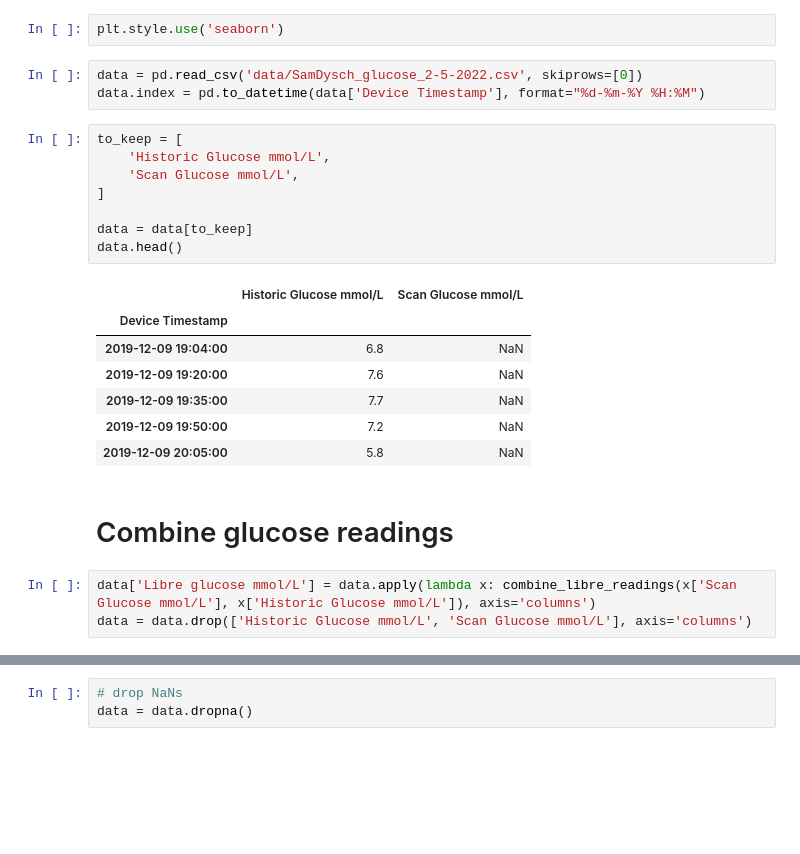
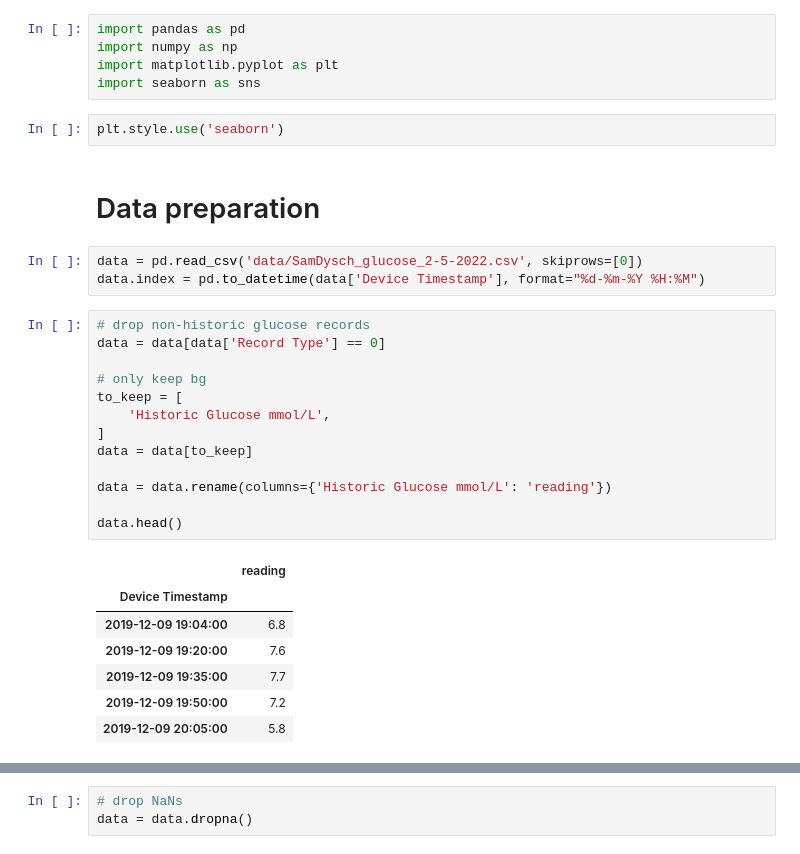
Before and after one commit to sdysch/diabetes-ml, a Jupyter notebook: hypo_prediction.ipynb, the cells around one changed output, grey strips where cells are left out. Drawn from its saved outputs; the diff is of its cells as text; blank space fills up the shorter version.

```diff
--- a/hypo_prediction.ipynb
+++ b/hypo_prediction.ipynb
@@ -8,26 +9,33 @@ from util.data_prep import get_combined_libre_pump_data, combine_libre_readings
+# %%
+import pandas as pd
+import numpy as np
+import matplotlib.pyplot as plt
+import seaborn as sns
 # %%
 plt.style.use('seaborn')
+# %% [markdown]
+# Data preparation
 # %%
 data = pd.read_csv('data/SamDysch_glucose_2-5-2022.csv', skiprows=[0])
 data.index = pd.to_datetime(data['Device Timestamp'], format="%d-%m-%Y %H:%M")
 # %%
+# drop non-historic glucose records
+data = data[data['Record Type'] == 0]
+
+# only keep bg
 to_keep = [
     'Historic Glucose mmol/L',
-    'Scan Glucose mmol/L',
 ]
+data = data[to_keep]
 
-data = data[to_keep]
+data = data.rename(columns={'Historic Glucose mmol/L': 'reading'})
+
 data.head()
 # %% [output]
-|  | Historic Glucose mmol/L | Scan Glucose mmol/L |
-| Device Timestamp |  |  |
-| 2019-12-09 19:04:00 | 6.8 | NaN |
-| 2019-12-09 19:20:00 | 7.6 | NaN |
-| 2019-12-09 19:35:00 | 7.7 | NaN |
-| 2019-12-09 19:50:00 | 7.2 | NaN |
-| 2019-12-09 20:05:00 | 5.8 | NaN |
+|  | reading |
+| Device Timestamp |  |
+| 2019-12-09 19:04:00 | 6.8 |
+| 2019-12-09 19:20:00 | 7.6 |
+| 2019-12-09 19:35:00 | 7.7 |
+| 2019-12-09 19:50:00 | 7.2 |
+| 2019-12-09 20:05:00 | 5.8 |
-# %% [markdown]
-# Combine glucose readings
-# %%
-data['Libre glucose mmol/L'] = data.apply(lambda x: combine_libre_readings(x['Scan Glucose mmol/L'], x['Historic Glucose mmol/L']), axis='columns')
-data = data.drop(['Historic Glucose mmol/L', 'Scan Glucose mmol/L'], axis='columns')
```
Also changed, not shown: parts of 18 cells of this notebook, 1 other file.
